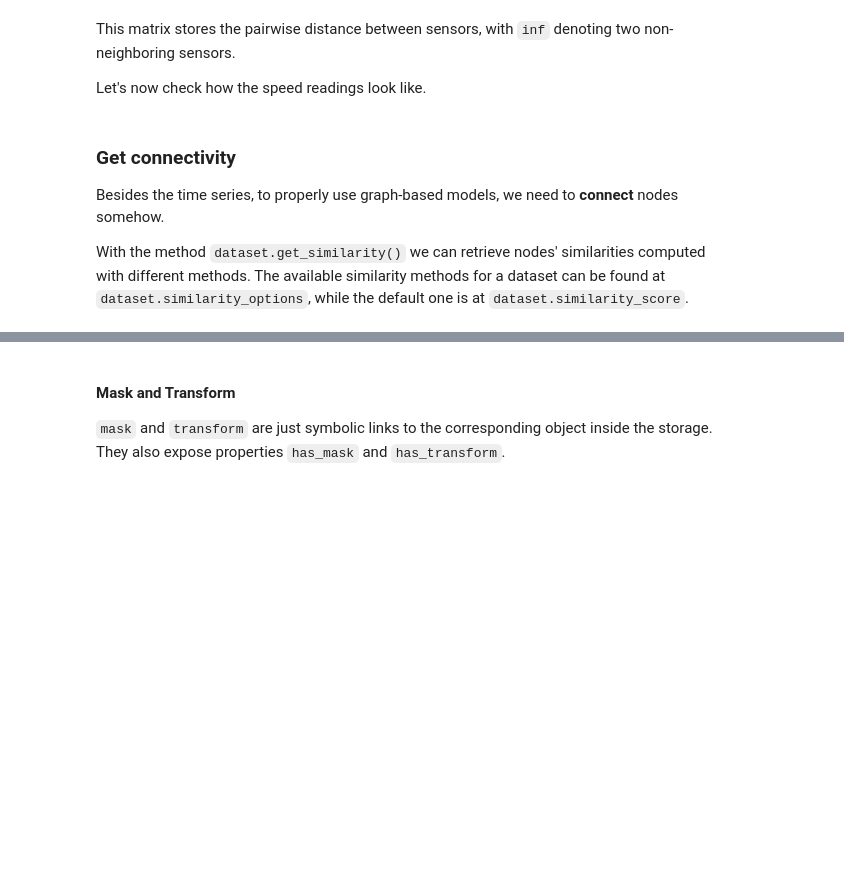
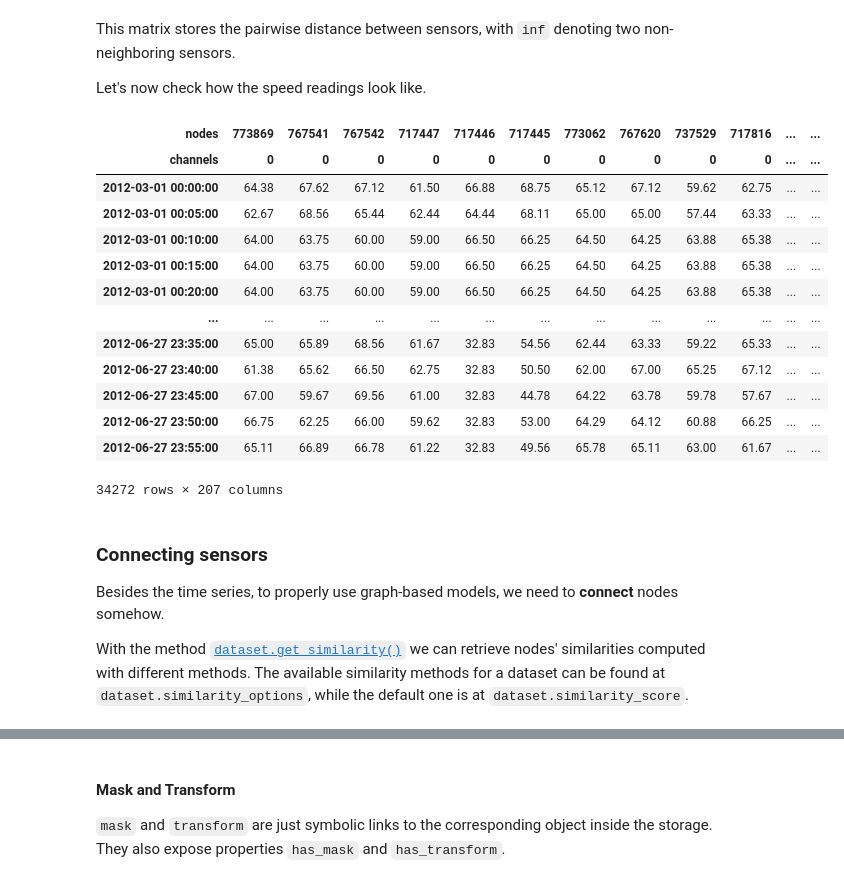
Before and after one commit to TorchSpatiotemporal/tsl, a Jupyter notebook: examples/notebooks/a_gentle_introduction_to_tsl.ipynb, the cells around one changed output, grey strips where cells are left out. Drawn from its saved outputs; the diff is of its cells as text; code cells hidden in the pictures; blank space fills up the shorter version.

```diff
--- a/examples/notebooks/a_gentle_introduction_to_tsl.ipynb
+++ b/examples/notebooks/a_gentle_introduction_to_tsl.ipynb
@@ -36,0 +39,22 @@ print(f"torch version: {torch.__version__}")
+# %%
+import tsl
+import torch
+import numpy as np
+import pandas as pd
+
+print(f"tsl version  : {tsl.__version__}")
+print(f"torch version: {torch.__version__}")
+
+pd.options.display.float_format = '{:.2f}'.format
+np.set_printoptions(edgeitems=3, precision=3)
+torch.set_printoptions(edgeitems=2, precision=3)
+
+# Utility functions ################
+def print_matrix(matrix):
+    return pd.DataFrame(matrix)
+
+def print_model_size(model):
+    tot = sum([p.numel() for p in model.parameters() if p.requires_grad])
+    out = f"Number of model ({model.__class__.__name__}) parameters:{tot:10d}"
+    print("=" * len(out))
+    print(out)
@@ -58,6 +90,6 @@ As an example, we start by using the [MetrLA](https://paperswithcode.com/sota/tr
 # %%
 from tsl.datasets import MetrLA
 
-dataset = MetrLA()
+dataset = MetrLA(root='./data')
 
 print(dataset)
@@ -89,11 +142,26 @@ This matrix stores the pairwise distance between sensors, with `inf` denoting tw
 
 Let's now check how the speed readings look like.
 # %%
-dataset.dataframe().head(10)
+dataset.dataframe()
+# %% [output]
+| nodes | 773869 | 767541 | 767542 | 717447 | 717446 | 717445 | 773062 | 767620 | 737529 | 717816 | ... | ... |
+| channels | 0 | 0 | 0 | 0 | 0 | 0 | 0 | 0 | 0 | 0 | ... | ... |
+| 2012-03-01 00:00:00 | 64.38 | 67.62 | 67.12 | 61.50 | 66.88 | 68.75 | 65.12 | 67.12 | 59.62 | 62.75 | ... | ... |
+| 2012-03-01 00:05:00 | 62.67 | 68.56 | 65.44 | 62.44 | 64.44 | 68.11 | 65.00 | 65.00 | 57.44 | 63.33 | ... | ... |
+| 2012-03-01 00:10:00 | 64.00 | 63.75 | 60.00 | 59.00 | 66.50 | 66.25 | 64.50 | 64.25 | 63.88 | 65.38 | ... | ... |
+| 2012-03-01 00:15:00 | 64.00 | 63.75 | 60.00 | 59.00 | 66.50 | 66.25 | 64.50 | 64.25 | 63.88 | 65.38 | ... | ... |
+| 2012-03-01 00:20:00 | 64.00 | 63.75 | 60.00 | 59.00 | 66.50 | 66.25 | 64.50 | 64.25 | 63.88 | 65.38 | ... | ... |
+| ... | ... | ... | ... | ... | ... | ... | ... | ... | ... | ... | ... | ... |
+| 2012-06-27 23:35:00 | 65.00 | 65.89 | 68.56 | 61.67 | 32.83 | 54.56 | 62.44 | 63.33 | 59.22 | 65.33 | ... | ... |
+| 2012-06-27 23:40:00 | 61.38 | 65.62 | 66.50 | 62.75 | 32.83 | 50.50 | 62.00 | 67.00 | 65.25 | 67.12 | ... | ... |
+| 2012-06-27 23:45:00 | 67.00 | 59.67 | 69.56 | 61.00 | 32.83 | 44.78 | 64.22 | 63.78 | 59.78 | 57.67 | ... | ... |
+| 2012-06-27 23:50:00 | 66.75 | 62.25 | 66.00 | 59.62 | 32.83 | 53.00 | 64.29 | 64.12 | 60.88 | 66.25 | ... | ... |
+| 2012-06-27 23:55:00 | 65.11 | 66.89 | 66.78 | 61.22 | 32.83 | 49.56 | 65.78 | 65.11 | 63.00 | 61.67 | ... | ... |
+34272 rows × 207 columns
 # %% [markdown]
-### Get connectivity
+### Connecting sensors
 
 Besides the time series, to properly use graph-based models, we need to __connect__ nodes somehow.
 
-With the method `dataset.get_similarity()` we can retrieve nodes' similarities computed with different methods. The available similarity methods for a dataset can be found at `dataset.similarity_options`, while the default one is at `dataset.similarity_score`.
+With the method [`dataset.get_similarity()`](https://torch-spatiotemporal.readthedocs.io/en/latest/modules/datasets_prototypes.html#tsl.datasets.prototypes.Dataset.get_similarity) we can retrieve nodes' similarities computed with different methods. The available similarity methods for a dataset can be found at `dataset.similarity_options`, while the default one is at `dataset.similarity_score`.
 # %%
```
Also changed, not shown: parts of 75 cells of this notebook.
